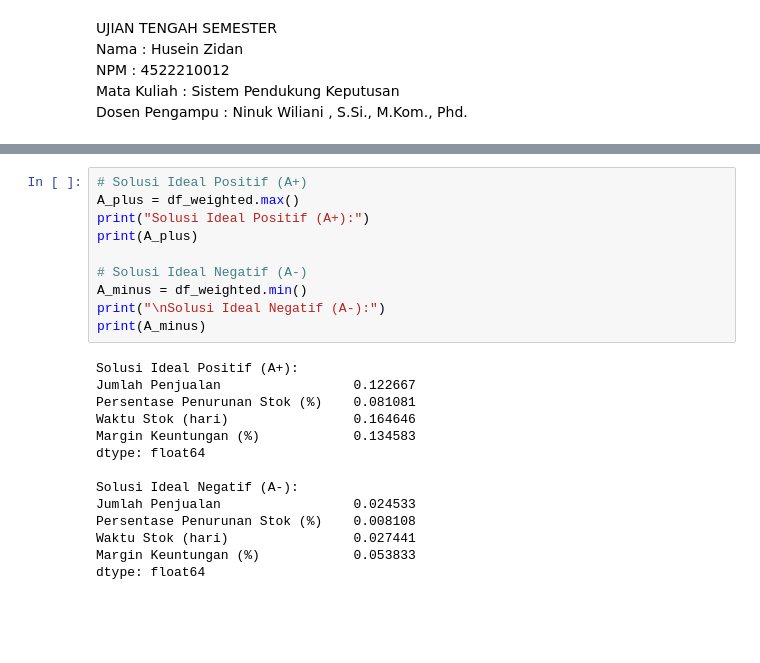
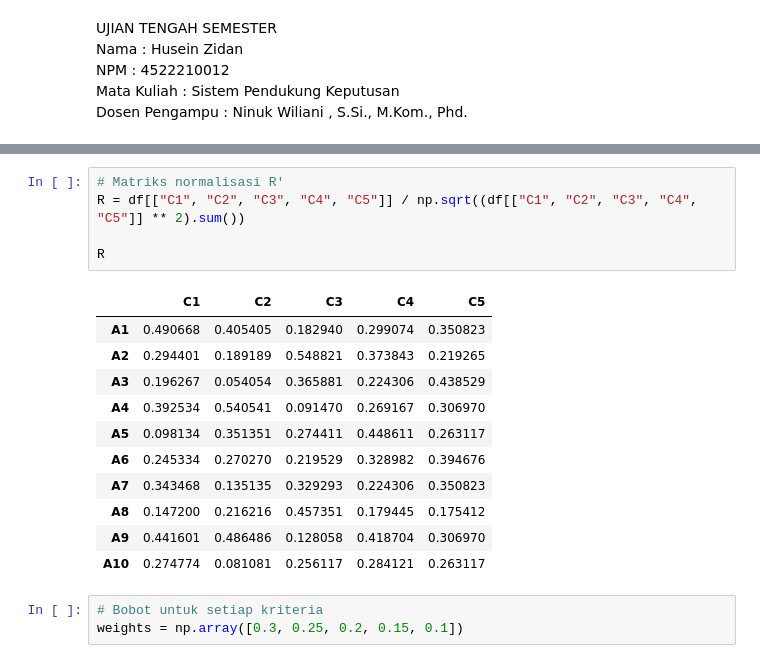
Before and after one commit to ZIDANIDROS/BelajarDataScience, a Jupyter notebook: 4522210012_husein_zidan_SPK_uts.ipynb, the cells around one changed output, grey strips where cells are left out. Saved outputs shown, nothing was run; the diff lists cells and outputs as text; blank space fills up the shorter version.

```diff
--- a/4522210012_husein_zidan_SPK_uts.ipynb
+++ b/4522210012_husein_zidan_SPK_uts.ipynb
@@ -77,24 +67,20 @@ df_weighted
-# %%
-# Solusi Ideal Positif (A+)
-A_plus = df_weighted.max()
-print("Solusi Ideal Positif (A+):")
-print(A_plus)
-
-# Solusi Ideal Negatif (A-)
-A_minus = df_weighted.min()
-print("\nSolusi Ideal Negatif (A-):")
-print(A_minus)
-# %% [output]
-Solusi Ideal Positif (A+):
-Jumlah Penjualan                 0.122667
-Persentase Penurunan Stok (%)    0.081081
-Waktu Stok (hari)                0.164646
-Margin Keuntungan (%)            0.134583
-dtype: float64
-
-Solusi Ideal Negatif (A-):
-Jumlah Penjualan                 0.024533
-Persentase Penurunan Stok (%)    0.008108
-Waktu Stok (hari)                0.027441
-Margin Keuntungan (%)            0.053833
-dtype: float64
+# %%
+# Matriks normalisasi R'
+R = df[["C1", "C2", "C3", "C4", "C5"]] / np.sqrt((df[["C1", "C2", "C3", "C4", "C5"]] ** 2).sum())
+
+R
+# %% [output]
+|  | C1 | C2 | C3 | C4 | C5 |
+| A1 | 0.490668 | 0.405405 | 0.182940 | 0.299074 | 0.350823 |
+| A2 | 0.294401 | 0.189189 | 0.548821 | 0.373843 | 0.219265 |
+| A3 | 0.196267 | 0.054054 | 0.365881 | 0.224306 | 0.438529 |
+| A4 | 0.392534 | 0.540541 | 0.091470 | 0.269167 | 0.306970 |
+| A5 | 0.098134 | 0.351351 | 0.274411 | 0.448611 | 0.263117 |
+| A6 | 0.245334 | 0.270270 | 0.219529 | 0.328982 | 0.394676 |
+| A7 | 0.343468 | 0.135135 | 0.329293 | 0.224306 | 0.350823 |
+| A8 | 0.147200 | 0.216216 | 0.457351 | 0.179445 | 0.175412 |
+| A9 | 0.441601 | 0.486486 | 0.128058 | 0.418704 | 0.306970 |
+| A10 | 0.274774 | 0.081081 | 0.256117 | 0.284121 | 0.263117 |
+# %%
+# Bobot untuk setiap kriteria
+weights = np.array([0.3, 0.25, 0.2, 0.15, 0.1])
```
Also changed, not shown: parts of 14 cells of this notebook.
